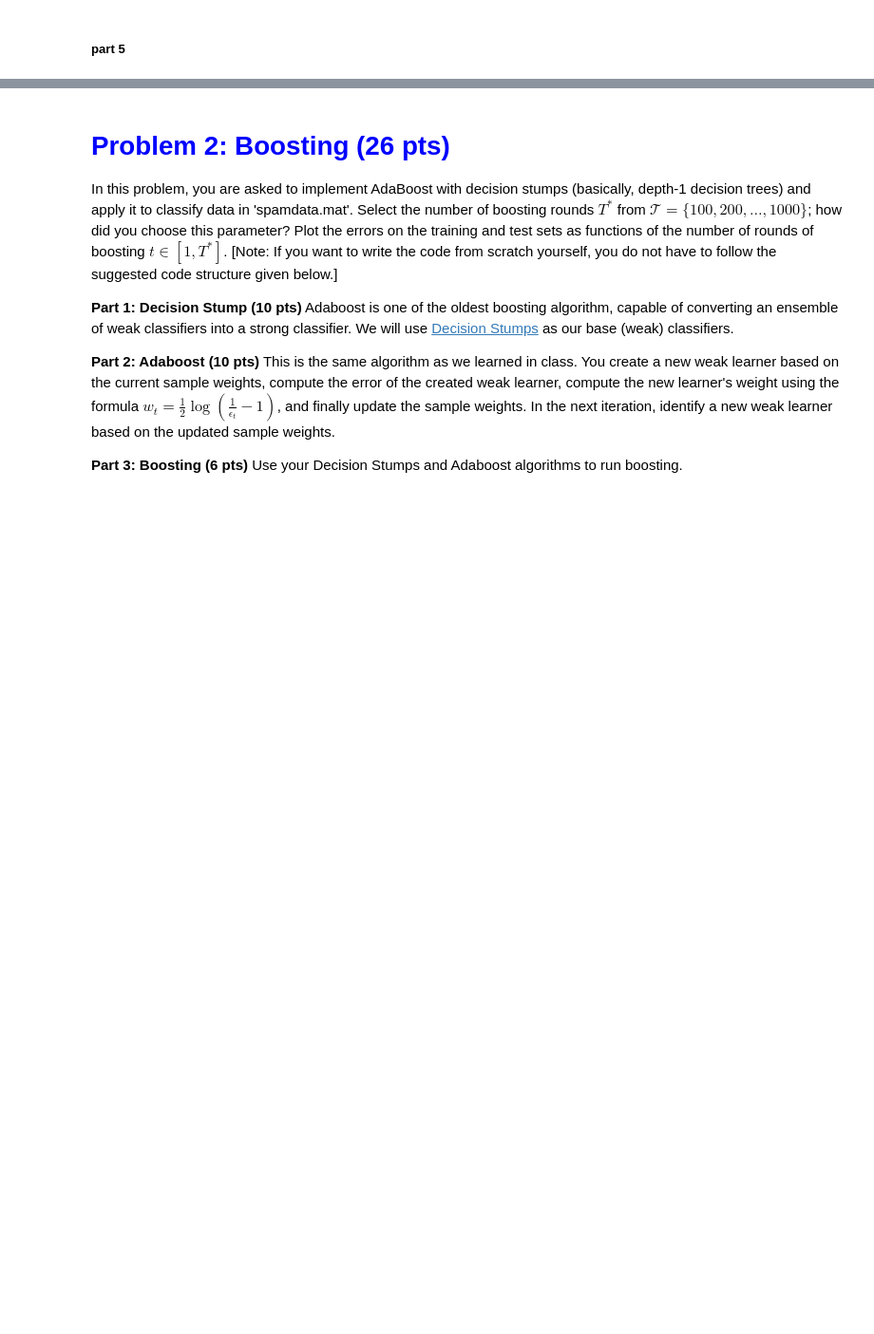
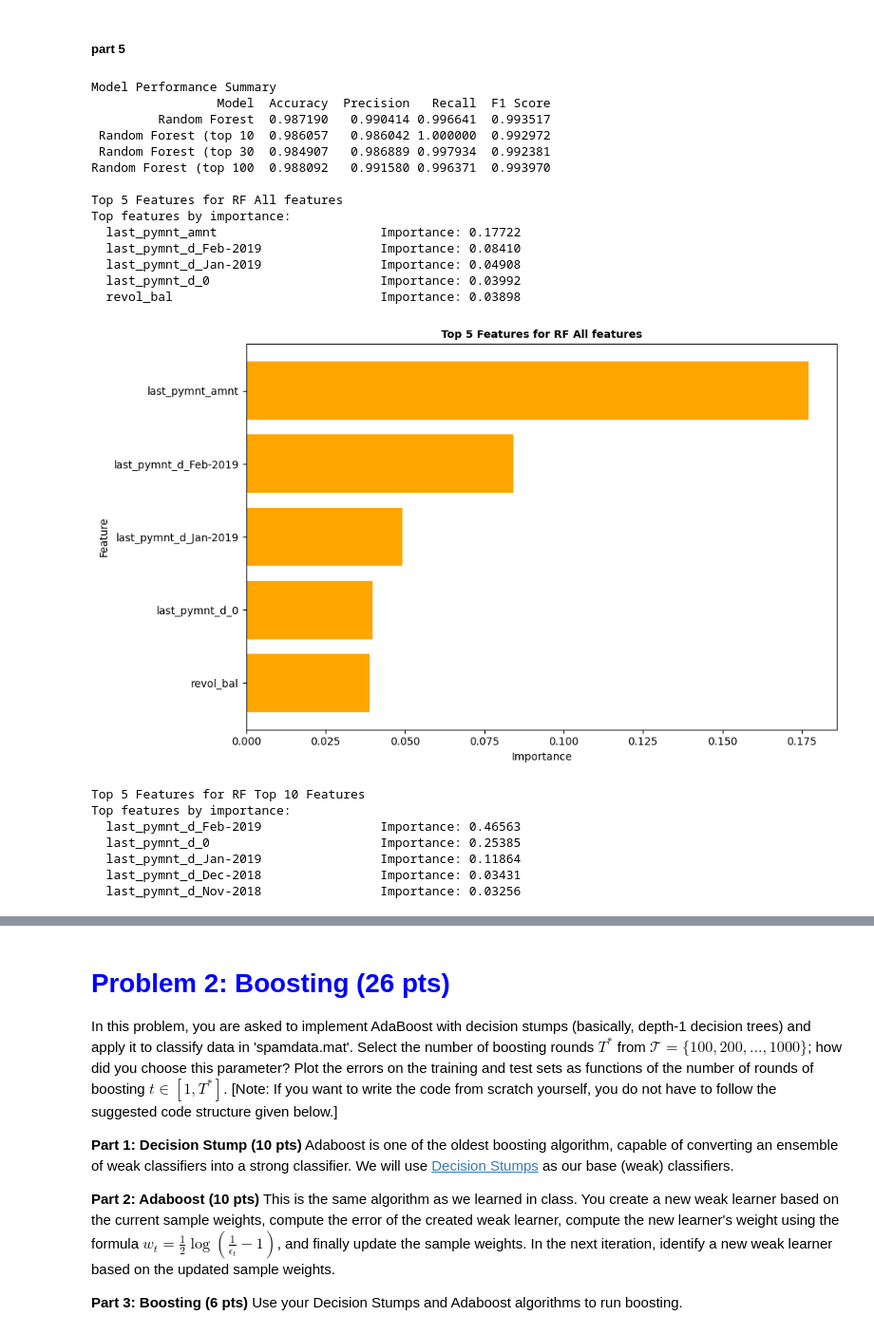
Before and after one commit to awarbler/homework3, a Jupyter notebook: Homework3Programming.ipynb, the cells around one changed output, grey strips where cells are left out. Shown at 95% size. Saved outputs shown, nothing was run; the diff lists cells and outputs as text; code cells hidden in the pictures; blank space fills up the shorter version.

```diff
--- a/Homework3Programming.ipynb
+++ b/Homework3Programming.ipynb
@@ -683,19 +683,62 @@ Model Performance Summary
 Random Forest (top 100  0.988092   0.991580 0.996371  0.993970
 # %% [markdown]
 ##### part 5
-# %%
-# top features
-def plot_top(model,selector, feature_names, top_n=5, title='Top Features'):
-    selected_features = feature_names[selector.get_support()]
-    importances = model.feature_importances_
-
-    fi_df = pd.DataFrame({'Feature': selected_features, 'Importance': importances}).sort_values(by='Importance', ascending=False)
-    plt.figure(figsize=(10, 6))
-    sns.barplot(x='Importance', y='Feature', data=fi_df , palette='mako')
-    plt.title('Feature Importance',fontsize=14, weight='bold')
-    plt.xlabel('Importance Score',fontsize=10)
-    plt.ylabel('Feature Name',fontsize=10)
-    plt.tight_layout()
-    plt.show()
-
-feature_names = np.array(X_train.columns)
+# %%
+def plot_top(model, selector, feature_names,top_n=5, title='Top Features'):
+    selected_features = feature_names[selector.get_support()]
+    importance = model.feature_importances_
+    top_index = np.argsort(importance)[::-1][:top_n]
+    top_features = selected_features[top_index]
+    top_importance = importance[top_index]
+
+    print(f"\n{title}")
+    print("Top features by importance:")
+    for f, imp in zip(top_features, top_importance):
+        print(f"  {f:35s}  Importance: {imp:.5f}")
+
+    fi_df = pd.DataFrame({'Feature': top_features, 'Importance': top_importance}).sort_values(by='Importance', ascending=True)
+
+    plt.figure(figsize=(10, 6))
+    plt.barh(fi_df['Feature'], fi_df['Importance'], color='orange')
+    plt.xlabel('Importance', fontsize=10)
+    plt.ylabel('Feature', fontsize=10)
+    plt.title(title, fontsize=10, weight='bold')
+    plt.tight_layout()
+    plt.show()
+
+    feature_names = np.array(X_train.columns)
+
+    selector_all =SelectKBest(score_func=chi2, k=X_train_scaled.shape[1]).fit(X_train_scaled,y_train)
+
+
+print('\nModel Performance Summary')
+print(comp_results.to_string(index=False))
+
+plot_top(rf, selector_all, feature_names, 5, 'Top 5 Features for RF All features')
+plot_top(rf_10, selector_10, feature_names, 5, 'Top 5 Features for RF Top 10 Features')
+
+plot_top(rf_30, selector_30, feature_names, 5, 'Top 5 Features for RF Top 30 Features')
+plot_top(rf_100, selector_100, feature_names, 5, 'Top 5 Features for RF Top 100 Features')
+# %% [output]
+Model Performance Summary
+                 Model  Accuracy  Precision   Recall  F1 Score
+         Random Forest  0.987190   0.990414 0.996641  0.993517
+ Random Forest (top 10  0.986057   0.986042 1.000000  0.992972
+ Random Forest (top 30  0.984907   0.986889 0.997934  0.992381
+Random Forest (top 100  0.988092   0.991580 0.996371  0.993970
+
+Top 5 Features for RF All features
+Top features by importance:
+  last_pymnt_amnt                      Importance: 0.17722
+  last_pymnt_d_Feb-2019                Importance: 0.08410
+  last_pymnt_d_Jan-2019                Importance: 0.04908
+  last_pymnt_d_0                       Importance: 0.03992
+  revol_bal                            Importance: 0.03898
+[figure, added]
+Top 5 Features for RF Top 10 Features
+Top features by importance:
+  last_pymnt_d_Feb-2019                Importance: 0.46563
+  last_pymnt_d_0                       Importance: 0.25385
+  last_pymnt_d_Jan-2019                Importance: 0.11864
+  last_pymnt_d_Dec-2018                Importance: 0.03431
+  last_pymnt_d_Nov-2018                Importance: 0.03256
```
Also changed, not shown: parts of 2 cells of this notebook.
